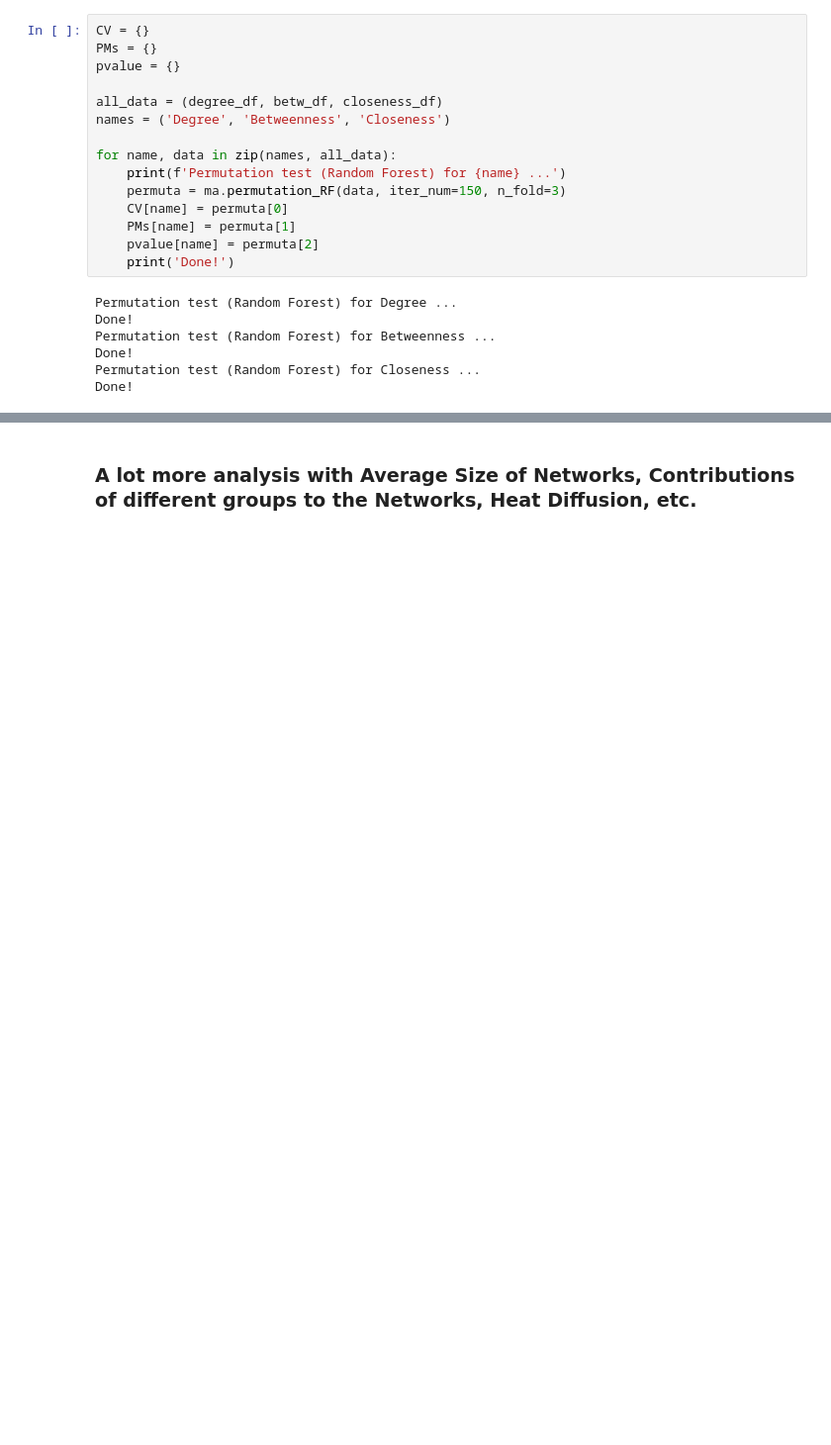
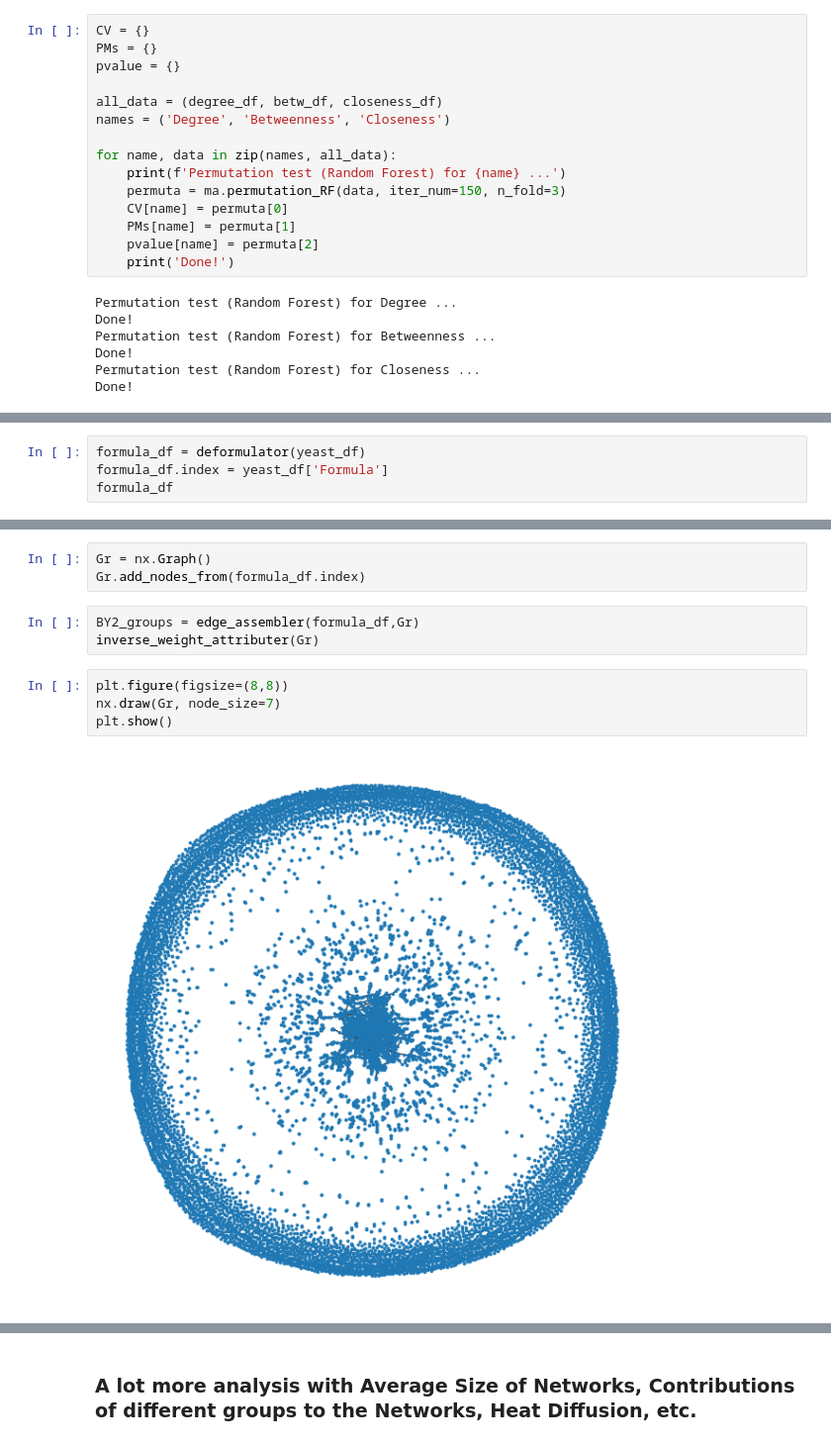
Before and after one commit to aeferreira/similarity_share, a Jupyter notebook: Formula_Networks.ipynb, the cells around one changed output, grey strips where cells are left out. Shown at 99% size. Cells and saved outputs as stored; diff of their text form; blank space fills up the shorter version.

Commit message:
Added and improved comments and explanations on Formula_Networks.ipynb and added building a graph for the full yeast dataset at the end.

```diff
--- a/Formula_Networks.ipynb
+++ b/Formula_Networks.ipynb
@@ -1155,0 +1186,4 @@ for q, name, color in zip(quadrant, Names, colors):
+# %%
+formula_df = deformulator(yeast_df)
+formula_df.index = yeast_df['Formula']
+formula_df
@@ -1155,0 +1205,12 @@ for q, name, color in zip(quadrant, Names, colors):
+# %%
+Gr = nx.Graph()
+Gr.add_nodes_from(formula_df.index)
+# %%
+BY2_groups = edge_assembler(formula_df,Gr)
+inverse_weight_attributer(Gr)
+# %%
+plt.figure(figsize=(8,8))
+nx.draw(Gr, node_size=7)
+plt.show()
+# %% [output]
+[figure, added]
```
Also changed, not shown: parts of 33 cells of this notebook.
